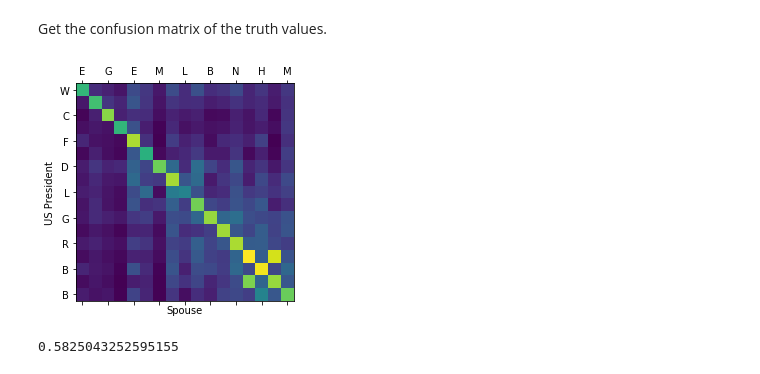
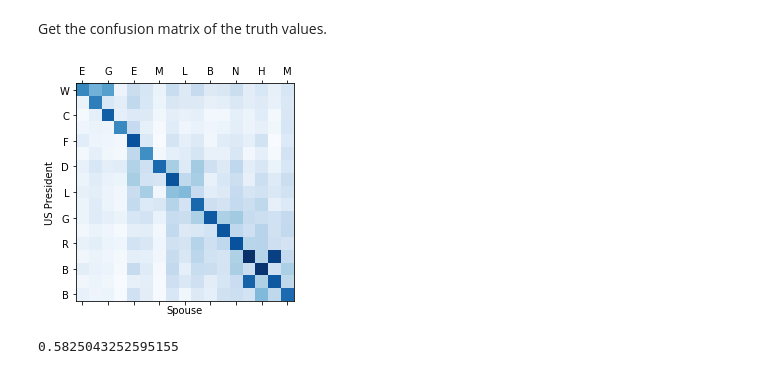
Before and after one commit to jibalio/computational-fact-checking, a Jupyter notebook: Computational Fact Checking.ipynb, the cells around one changed output. Saved outputs shown, nothing was run; the diff lists cells and outputs as text; code cells hidden in the pictures.

```diff
--- a/Computational Fact Checking.ipynb
+++ b/Computational Fact Checking.ipynb
@@ -10,7 +10,7 @@ import numpy as np, pandas as pd
 import matplotlib.pyplot as plt
 
 from scrapers import logger
-from Truth import Page, get_truth_value, get_truth_value_old, get_utfidf
+from Truth import Page, get_truth_value, get_truth_value_old, get_utfidf, get_truth_matrices, get_mx
 
 
 from sklearn.metrics import roc_curve, confusion_matrix, classification_report
@@ -21,6 +21,7 @@ from sklearn.ensemble import RandomForestClassifier
 from sklearn.model_selection import cross_val_predict, cross_val_score
 
 logger.ignorewarnings = True
+color = plt.cm.Blues
 # %% [output]
 [nltk_data] Downloading package wordnet to
 [nltk_data]     C:\Users\Leryc\AppData\Roaming\nltk_data...
@@ -281,19 +263,18 @@ Get the confusion matrix of the truth values.
 # %%
 vmin = 0
 vmax = 1
-color = plt.cm.viridis
 
 %matplotlib inline
 fig, ax = plt.subplots(1,1)
 plt.xlabel('Spouse')
 plt.ylabel('US President')
 
 ax.matshow(w_new, cmap=color)
-ax.set_xticklabels([' ']+[x[0] for x in df.keys()][::2])
-ax.set_yticklabels([' ']+[x[0] for x in df.index][::2])
+ax.set_xticklabels([' ']+[x[0] for x in w_new.keys()][::2])
+ax.set_yticklabels([' ']+[x[0] for x in w_new.index][::2])
 fig.show()
 # %% [output]
-[figure, old version]
+[figure, new version]
 # %%
 from sklearn.metrics import roc_curve
 from sklearn.metrics import roc_auc_score
```
Also changed, not shown: parts of 59 cells of this notebook, 43 other files.
